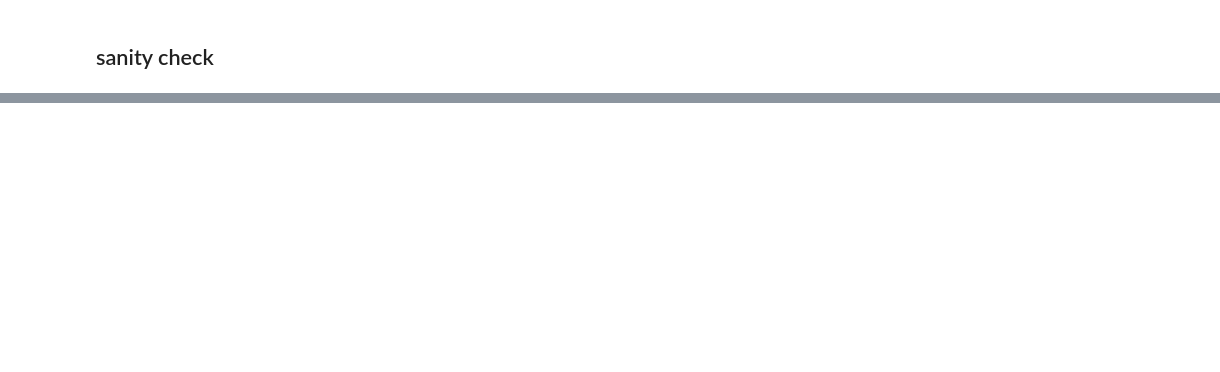
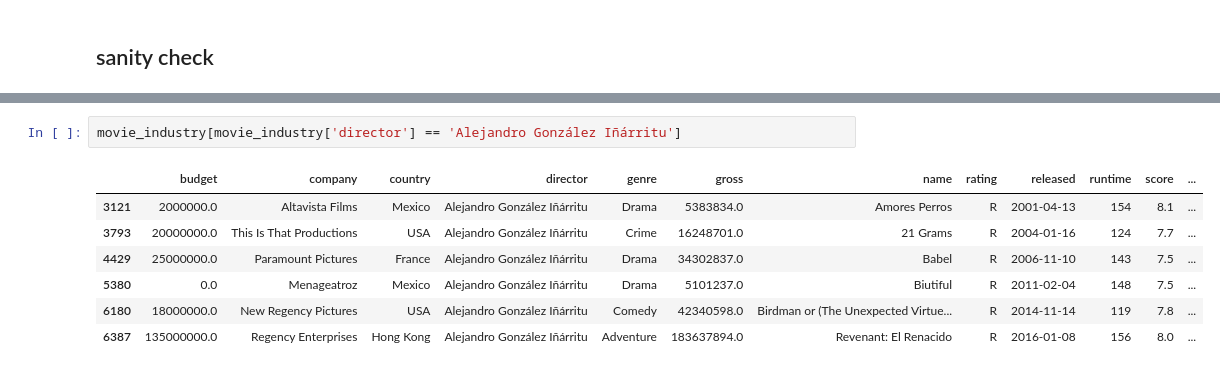
Before and after one commit to marlinfiggins/West-Coast-Datathon-F2020, a Jupyter notebook: notebooks/oscar_covariate_generate.ipynb, the cells around one changed output, grey strips where cells are left out. Cells and saved outputs as stored; diff of their text form; blank space fills up the shorter version.

Commit message:
change person name

```diff
--- a/notebooks/oscar_covariate_generate.ipynb
+++ b/notebooks/oscar_covariate_generate.ipynb
@@ -243,0 +250,10 @@ oscar_ppl[oscar_ppl.name == "Clint Eastwood"].head(50)
+# %%
+movie_industry[movie_industry['director'] == 'Alejandro González Iñárritu']
+# %% [output]
+|  | budget | company | country | director | genre | gross | name | rating | released | runtime | score | ... |
+| 3121 | 2000000.0 | Altavista Films | Mexico | Alejandro González Iñárritu | Drama | 5383834.0 | Amores Perros | R | 2001-04-13 | 154 | 8.1 | ... |
+| 3793 | 20000000.0 | This Is That Productions | USA | Alejandro González Iñárritu | Crime | 16248701.0 | 21 Grams | R | 2004-01-16 | 124 | 7.7 | ... |
+| 4429 | 25000000.0 | Paramount Pictures | France | Alejandro González Iñárritu | Drama | 34302837.0 | Babel | R | 2006-11-10 | 143 | 7.5 | ... |
+| 5380 | 0.0 | Menageatroz | Mexico | Alejandro González Iñárritu | Drama | 5101237.0 | Biutiful | R | 2011-02-04 | 148 | 7.5 | ... |
+| 6180 | 18000000.0 | New Regency Pictures | USA | Alejandro González Iñárritu | Comedy | 42340598.0 | Birdman or (The Unexpected Virtue... | R | 2014-11-14 | 119 | 7.8 | ... |
+| 6387 | 135000000.0 | Regency Enterprises | Hong Kong | Alejandro González Iñárritu | Adventure | 183637894.0 | Revenant: El Renacido | R | 2016-01-08 | 156 | 8.0 | ... |
```
Also changed, not shown: parts of 16 cells of this notebook.
